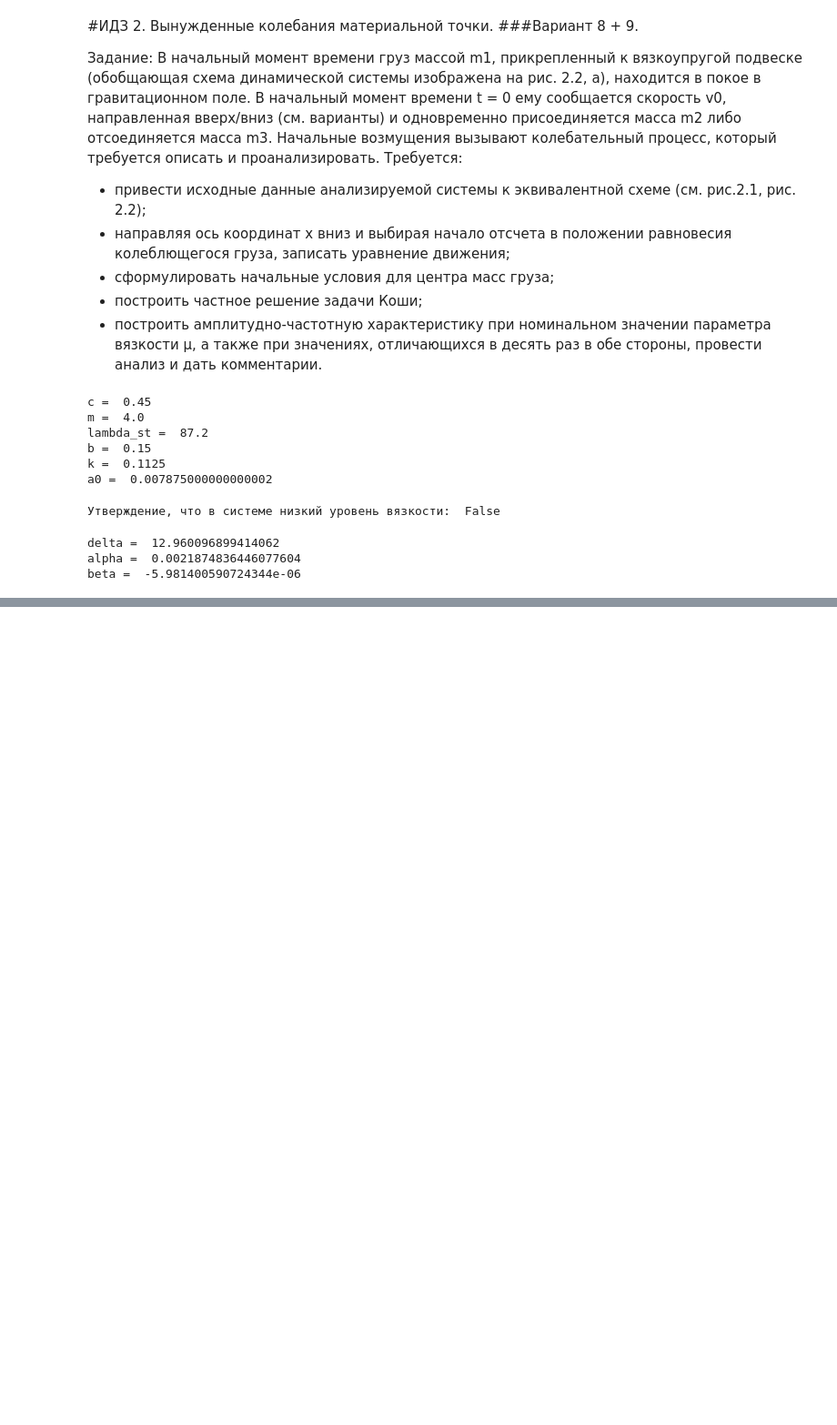
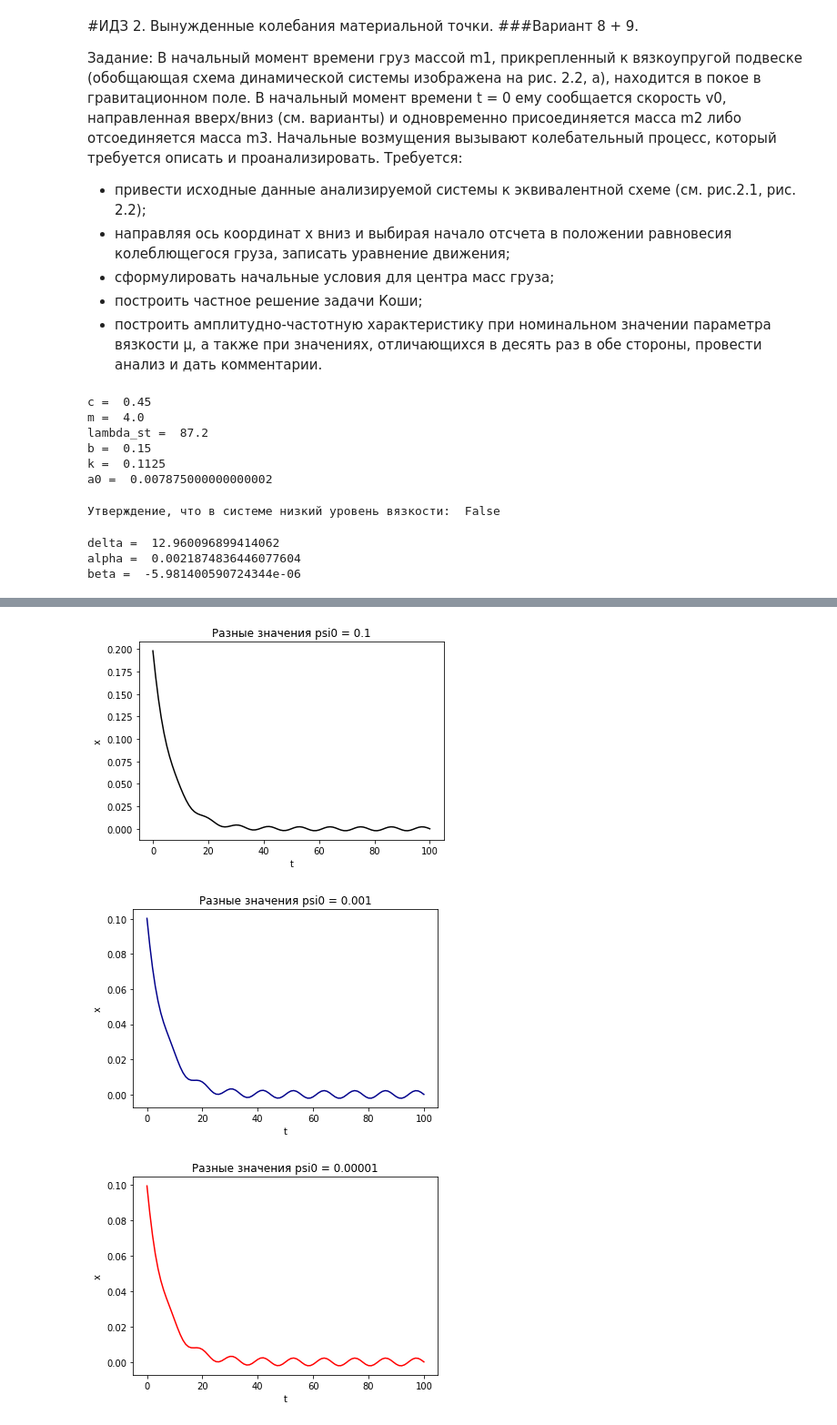
Before and after one commit to Viktory4121/Math_modeling, a Jupyter notebook: ИДЗ2.ipynb, the cells around one changed output, grey strips where cells are left out. Shown at 91% size. Drawn from its saved outputs; the diff is of its cells as text; code cells hidden in the pictures; blank space fills up the shorter version.

```diff
--- a/ИДЗ2.ipynb
+++ b/ИДЗ2.ipynb
@@ -114,0 +142,8 @@ plt.plot(t, x_test, color = "red")
+# %%
+function(t, omega, 0.1, 0.1, 1, "black", "Разные значения psi0 = 0.1")
+function(t, omega, 0.001, 0.1, 1, "darkblue", "Разные значения psi0 = 0.001")
+function(t, omega, 0.00001, 0.1, 1, "red", "Разные значения psi0 = 0.00001")
+# %% [output]
+[figure, added]
+[figure, added]
+[figure, added]
```
Also changed, not shown: parts of 6 cells of this notebook.
